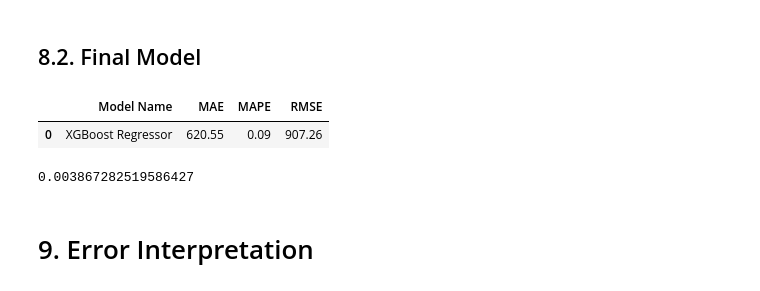
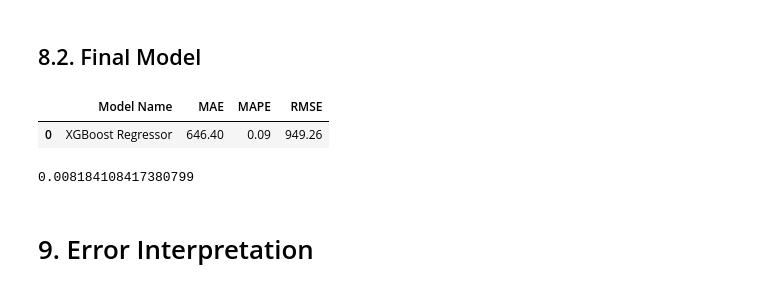
Before and after one commit to m4theus4ndr4de/regression-rossmann, a Jupyter notebook: store_sales_prediction.ipynb, the cells around one changed output. Drawn from its saved outputs; the diff is of its cells as text; code cells hidden in the pictures.

```diff
--- a/store_sales_prediction.ipynb
+++ b/store_sales_prediction.ipynb
@@ -1353,37 +1353,38 @@ Iteration 10: {'n_estimators': 3500, 'eta': 0.01, 'max_depth': 5, 'subsample': 0
 # %% [markdown]
 ## 8.2. Final Model
 # %%
-# iteration 3: {'n_estimators': 2500, 'eta': 0.03, 'max_depth': 9, 'subsample': 0.7, 'colsample_bytree': 0.7, 'min_child_weight': 8}
+# Iteration 5: {'n_estimators': 2500, 'eta': 0.03, 'max_depth': 9, 'subsample': 0.1, 'colsample_bytree': 0.7, 'min_child_weight': 3}
 param_tuned = {'n_estimators': 2500,
                'eta': 0.03,
                'max_depth': 9,
-               'subsample': 0.7,
+               'subsample': 0.1,
                'colsample_bytree': 0.7,
-               'min_child_weight': 8}
+               'min_child_weight': 3}
 # %%
 # model -  can use tree_method ='gpu_hist' to run on gpu
-model_xgb_tuned = xgb.XGBRegressor(objective='reg:squarederror',
+model_xgb_tuned = xgb.XGBRegressor(tree_method ='gpu_hist',
+                                   objective='reg:squarederror',
                                    n_estimators=param_tuned['n_estimators'],
                                    eta=param_tuned['eta'],
                                    max_depth=param_tuned['max_depth'],
                                    colsample_bytree=param_tuned['colsample_bytree'],
                                    subsample=param_tuned['subsample'],
                                    min_child_weight=param_tuned['min_child_weight']).fit(x_train, y_train)
 
 # prediction
 yhat_xgb_tuned = model_xgb_tuned.predict(x_test)
 
 # pemodel_xgbormance
 xgb_result_tuned = ml_error('XGBoost Regressor', np.expm1(y_test), np.expm1(yhat_xgb_tuned))
 xgb_result_tuned
 # %% [output]
 |  | Model Name | MAE | MAPE | RMSE |
-| 0 | XGBoost Regressor | 620.55 | 0.09 | 907.26 |
+| 0 | XGBoost Regressor | 646.40 | 0.09 | 949.26 |
 # %%
 mpe = mean_percentage_error(np.expm1(y_test), np.expm1(yhat_xgb_tuned))
 mpe
 # %% [output]
-0.003867282519586427
+0.008184108417380799
 # %%
 pickle.dump(model_xgb_tuned, open('model_rossmann.pkl', 'wb'))
 # %% [markdown]
```
Also changed, not shown: parts of 9 cells of this notebook, 1 other file.
